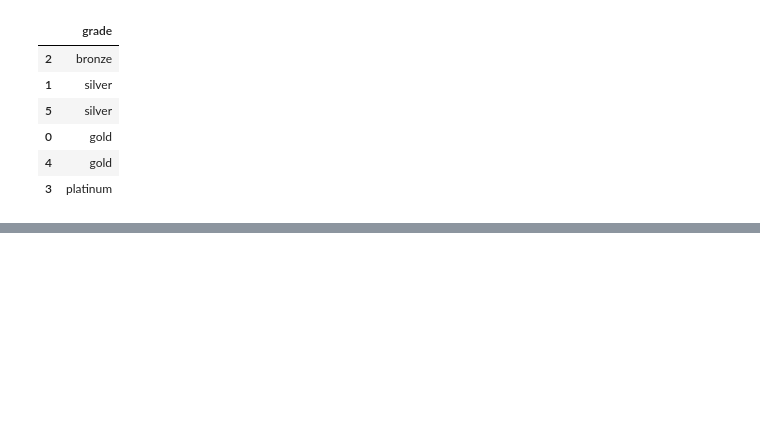
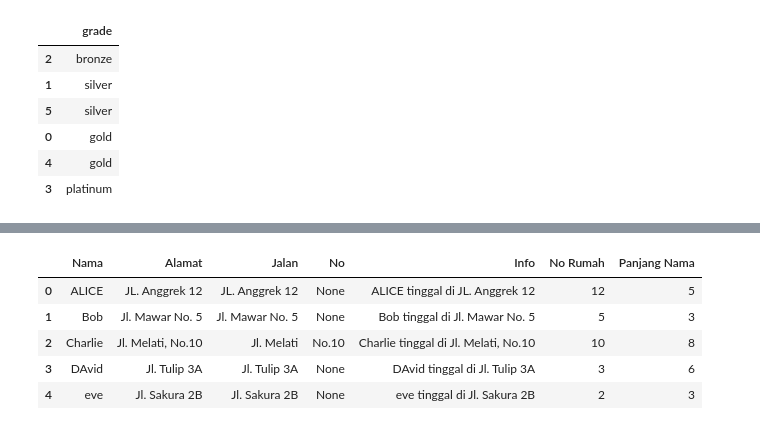
Before and after one commit to msfalif404/data-processing-pandas-cheathsheet, a Jupyter notebook: pandas_cheatsheet.ipynb, the cells around one changed output, grey strips where cells are left out. Saved outputs shown, nothing was run; the diff lists cells and outputs as text; code cells hidden in the pictures; blank space fills up the shorter version.

```diff
--- a/pandas_cheatsheet.ipynb
+++ b/pandas_cheatsheet.ipynb
@@ -1037,0 +1517,7 @@ memory usage: 338.0 bytes
+# %%
+data = {
+    'Nama': ['ALICE', 'Bob', 'Charlie ', ' DAvid', 'eve'],
+    'Alamat': ['JL. Anggrek 12', 'Jl. Mawar No. 5', 'Jl. Melati, No.10', 'Jl. Tulip 3A', 'Jl. Sakura 2B']
+}
+df = pd.DataFrame(data)
+df
@@ -1037,0 +1549,3 @@ memory usage: 338.0 bytes
+# %%
+df[['Jalan','No']] = df['Alamat'].str.split(',', expand=True)
+df
@@ -1037,0 +1559,3 @@ memory usage: 338.0 bytes
+# %%
+df['Info'] = df['Nama'] + ' tinggal di ' + df['Alamat']
+df
@@ -1037,0 +1587,3 @@ memory usage: 338.0 bytes
+# %%
+df['No Rumah'] = df['Alamat'].str.extract('(\d+)')
+df
@@ -1037,0 +1597,10 @@ memory usage: 338.0 bytes
+# %%
+df['Panjang Nama'] = df['Nama'].str.len()
+df
+# %% [output]
+|  | Nama | Alamat | Jalan | No | Info | No Rumah | Panjang Nama |
+| 0 | ALICE | JL. Anggrek 12 | JL. Anggrek 12 | None | ALICE tinggal di JL. Anggrek 12 | 12 | 5 |
+| 1 | Bob | Jl. Mawar No. 5 | Jl. Mawar No. 5 | None | Bob tinggal di Jl. Mawar No. 5 | 5 | 3 |
+| 2 | Charlie | Jl. Melati, No.10 | Jl. Melati | No.10 | Charlie tinggal di Jl. Melati, No.10 | 10 | 8 |
+| 3 | DAvid | Jl. Tulip 3A | Jl. Tulip 3A | None | DAvid tinggal di Jl. Tulip 3A | 3 | 6 |
+| 4 | eve | Jl. Sakura 2B | Jl. Sakura 2B | None | eve tinggal di Jl. Sakura 2B | 2 | 3 |
```
Also changed, not shown: parts of 70 cells of this notebook.
